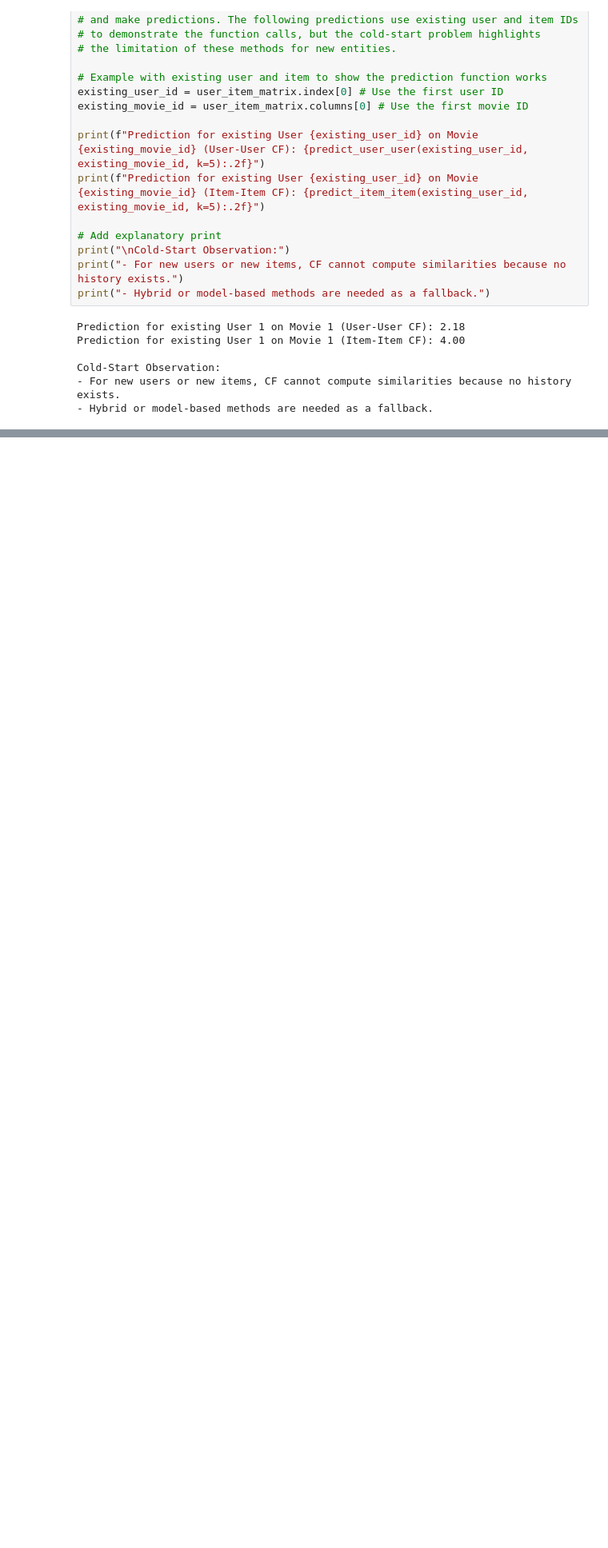
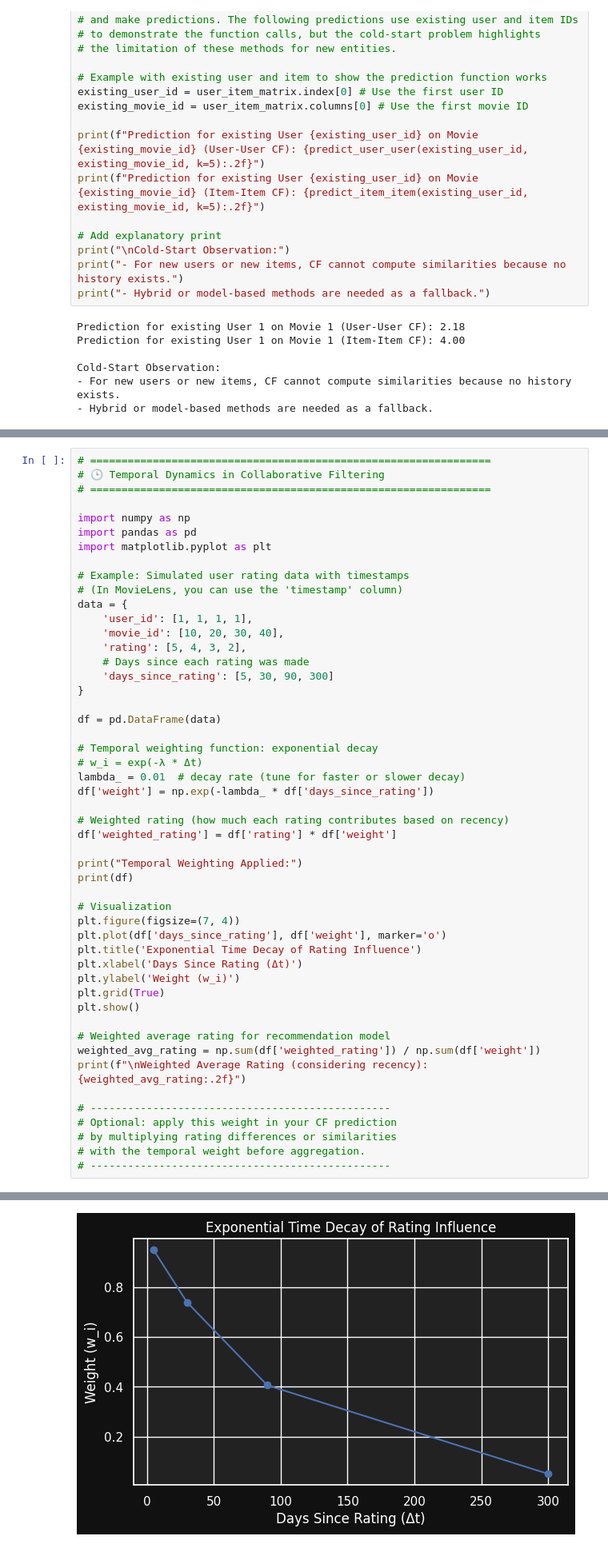
Before and after one commit to MehrdadJalali-AI/RecommenderSystems, a Jupyter notebook: Chapter3_CF_Practical.ipynb, the cells around one changed output, grey strips where cells are left out. Shown at 80% size. Saved outputs shown, nothing was run; the diff lists cells and outputs as text; blank space fills up the shorter version.

```diff
--- a/Chapter3_CF_Practical.ipynb
+++ b/Chapter3_CF_Practical.ipynb
@@ -394,0 +428,51 @@ Cold-Start Observation:
+# %%
+# ================================================================
+# 🕒 Temporal Dynamics in Collaborative Filtering
+# ================================================================
+
+import numpy as np
+import pandas as pd
+import matplotlib.pyplot as plt
+
+# Example: Simulated user rating data with timestamps
+# (In MovieLens, you can use the 'timestamp' column)
+data = {
+    'user_id': [1, 1, 1, 1],
+    'movie_id': [10, 20, 30, 40],
+    'rating': [5, 4, 3, 2],
+    # Days since each rating was made
+    'days_since_rating': [5, 30, 90, 300]
+}
+
+df = pd.DataFrame(data)
+
+# Temporal weighting function: exponential decay
+# w_i = exp(-λ * Δt)
+lambda_ = 0.01  # decay rate (tune for faster or slower decay)
+df['weight'] = np.exp(-lambda_ * df['days_since_rating'])
+
+# Weighted rating (how much each rating contributes based on recency)
+df['weighted_rating'] = df['rating'] * df['weight']
+
+print("Temporal Weighting Applied:")
+print(df)
+
+# Visualization
+plt.figure(figsize=(7, 4))
+plt.plot(df['days_since_rating'], df['weight'], marker='o')
+plt.title('Exponential Time Decay of Rating Influence')
+plt.xlabel('Days Since Rating (Δt)')
+plt.ylabel('Weight (w_i)')
+plt.grid(True)
+plt.show()
+
+# Weighted average rating for recommendation model
+weighted_avg_rating = np.sum(df['weighted_rating']) / np.sum(df['weight'])
+print(f"\nWeighted Average Rating (considering recency): {weighted_avg_rating:.2f}")
+
+# ------------------------------------------------
+# Optional: apply this weight in your CF prediction
+# by multiplying rating differences or similarities
+# with the temporal weight before aggregation.
+# ------------------------------------------------
+# %% [output]
@@ -394,0 +485 @@ Cold-Start Observation:
+[figure, added]
```
Also changed, not shown: parts of 3 cells of this notebook.
